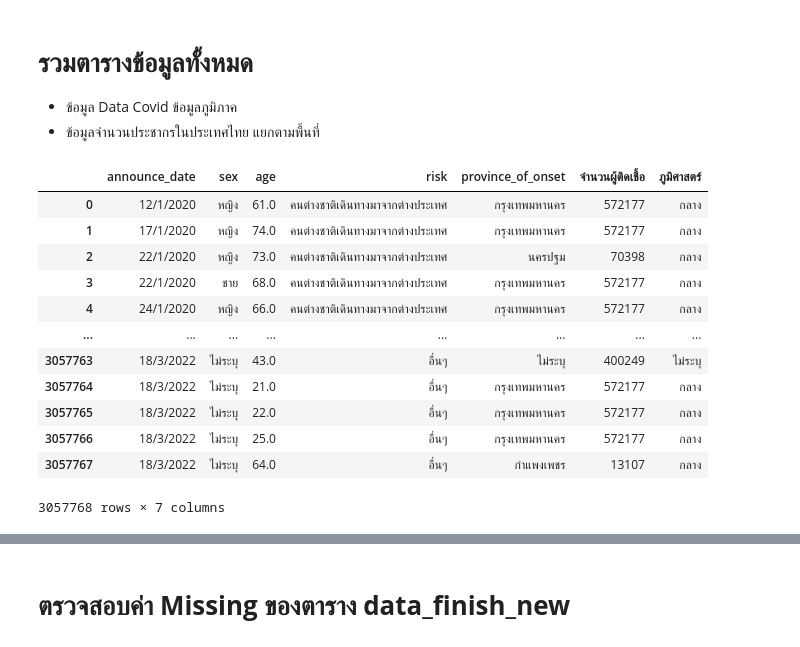
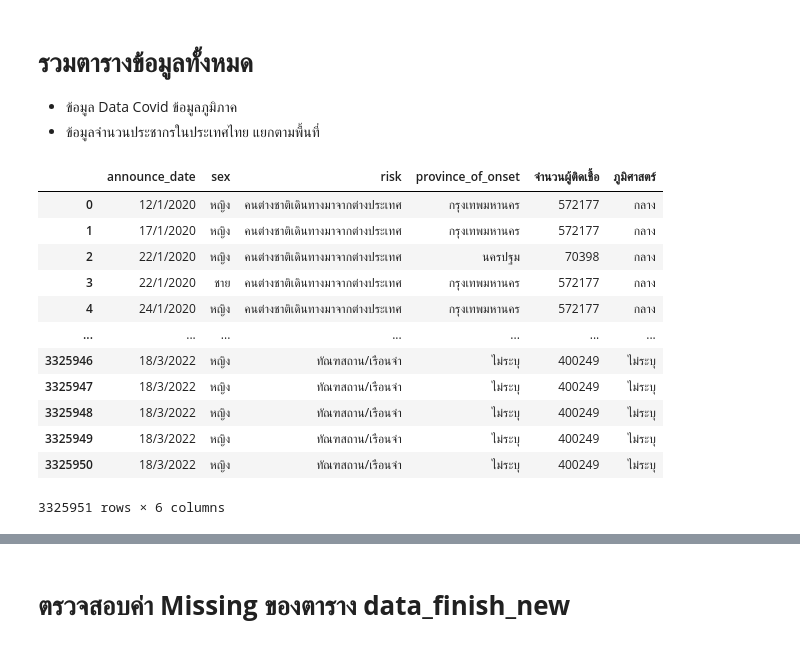
Before and after one commit to Wikanda-Hongboonmee/data_viz_2022, a Jupyter notebook: Project_DataViz.ipynb, the cells around one changed output, grey strips where cells are left out. Drawn from its saved outputs; the diff is of its cells as text; code cells hidden in the pictures.

```diff
--- a/Project_DataViz.ipynb
+++ b/Project_DataViz.ipynb
@@ -279,6 +288,3 @@ nationality           True
 risk                 False
 province_of_onset    False
 dtype: bool
-# %%
-# แทนค่า Missing ของคอลัมน์ 'nationality' เป็น 'ไม่ระบุ'
-data_covid[['nationality']] = data_covid[['nationality']].fillna('ไม่ระบุ')
@@ -809,4 +781,4 @@ covid_dropped
 # %%
-data_covid_finish = covid_dropped.merge(data_groupby,how='left',left_on='province_of_onset',right_on = 'province_of_onset')
+data_covid_finish = data_covid.merge(data_groupby,how='left',left_on='province_of_onset',right_on = 'province_of_onset')
 data_covid_finish
 # %% [output]
@@ -958,0 +933,3 @@ data_new
+# %%
+data_new = data_new[['announce_date','sex','risk','province_of_onset','จำนวนผู้ติดเชื้อ','ภูมิศาสตร์']]
+data_new
@@ -979,3 +961,0 @@ dtype: bool
-# %%
-# แทนค่า Missing ของคอลัมน์ 'จังหวัด' เป็น 'ไม่ระบุ'
-data_new[['จังหวัด']] = data_new[['จังหวัด']].fillna('ไม่ระบุ') ##แทนค่า NaN เป็น ไม่ระบุ
@@ -1177,22 +1142,22 @@ See the caveats in the documentation: https://pandas.pydata.org/pandas-docs/stab
 * ข้อมูล Data Covid ข้อมูลภูมิภาค
 * ข้อมูลจำนวนประชากรในประเทศไทย แยกตามพื้นที่
 # %%
-data_finish = data_new[['announce_date','sex','age','risk','province_of_onset','จำนวนผู้ติดเชื้อ','ภูมิศาสตร์']]
+data_finish = data_new[['announce_date','sex','risk','province_of_onset','จำนวนผู้ติดเชื้อ','ภูมิศาสตร์']]
 data_finish
 # %% [output]
-|  | announce_date | sex | age | risk | province_of_onset | จำนวนผู้ติดเชื้อ | ภูมิศาสตร์ |
-| 0 | 12/1/2020 | หญิง | 61.0 | คนต่างชาติเดินทางมาจากต่างประเทศ | กรุงเทพมหานคร | 572177 | กลาง |
-| 1 | 17/1/2020 | หญิง | 74.0 | คนต่างชาติเดินทางมาจากต่างประเทศ | กรุงเทพมหานคร | 572177 | กลาง |
-| 2 | 22/1/2020 | หญิง | 73.0 | คนต่างชาติเดินทางมาจากต่างประเทศ | นครปฐม | 70398 | กลาง |
-| 3 | 22/1/2020 | ชาย | 68.0 | คนต่างชาติเดินทางมาจากต่างประเทศ | กรุงเทพมหานคร | 572177 | กลาง |
-| 4 | 24/1/2020 | หญิง | 66.0 | คนต่างชาติเดินทางมาจากต่างประเทศ | กรุงเทพมหานคร | 572177 | กลาง |
-| ... | ... | ... | ... | ... | ... | ... | ... |
-| 3057763 | 18/3/2022 | ไม่ระบุ | 43.0 | อื่นๆ | ไม่ระบุ | 400249 | ไม่ระบุ |
-| 3057764 | 18/3/2022 | ไม่ระบุ | 21.0 | อื่นๆ | กรุงเทพมหานคร | 572177 | กลาง |
-| 3057765 | 18/3/2022 | ไม่ระบุ | 22.0 | อื่นๆ | กรุงเทพมหานคร | 572177 | กลาง |
-| 3057766 | 18/3/2022 | ไม่ระบุ | 25.0 | อื่นๆ | กรุงเทพมหานคร | 572177 | กลาง |
-| 3057767 | 18/3/2022 | ไม่ระบุ | 64.0 | อื่นๆ | กำแพงเพชร | 13107 | กลาง |
+|  | announce_date | sex | risk | province_of_onset | จำนวนผู้ติดเชื้อ | ภูมิศาสตร์ |
+| 0 | 12/1/2020 | หญิง | คนต่างชาติเดินทางมาจากต่างประเทศ | กรุงเทพมหานคร | 572177 | กลาง |
+| 1 | 17/1/2020 | หญิง | คนต่างชาติเดินทางมาจากต่างประเทศ | กรุงเทพมหานคร | 572177 | กลาง |
+| 2 | 22/1/2020 | หญิง | คนต่างชาติเดินทางมาจากต่างประเทศ | นครปฐม | 70398 | กลาง |
+| 3 | 22/1/2020 | ชาย | คนต่างชาติเดินทางมาจากต่างประเทศ | กรุงเทพมหานคร | 572177 | กลาง |
+| 4 | 24/1/2020 | หญิง | คนต่างชาติเดินทางมาจากต่างประเทศ | กรุงเทพมหานคร | 572177 | กลาง |
+| ... | ... | ... | ... | ... | ... | ... |
+| 3325946 | 18/3/2022 | หญิง | ทัณฑสถาน/เรือนจำ | ไม่ระบุ | 400249 | ไม่ระบุ |
+| 3325947 | 18/3/2022 | หญิง | ทัณฑสถาน/เรือนจำ | ไม่ระบุ | 400249 | ไม่ระบุ |
+| 3325948 | 18/3/2022 | หญิง | ทัณฑสถาน/เรือนจำ | ไม่ระบุ | 400249 | ไม่ระบุ |
+| 3325949 | 18/3/2022 | หญิง | ทัณฑสถาน/เรือนจำ | ไม่ระบุ | 400249 | ไม่ระบุ |
+| 3325950 | 18/3/2022 | หญิง | ทัณฑสถาน/เรือนจำ | ไม่ระบุ | 400249 | ไม่ระบุ |
-3057768 rows × 7 columns
+3325951 rows × 6 columns
 # %%
 data_finish_new = data_finish.merge(data_city,how='left',left_on='province_of_onset',right_on = 'ชื่อจังหวัด')
 data_finish_new
```
Also changed, not shown: parts of 55 cells of this notebook.
